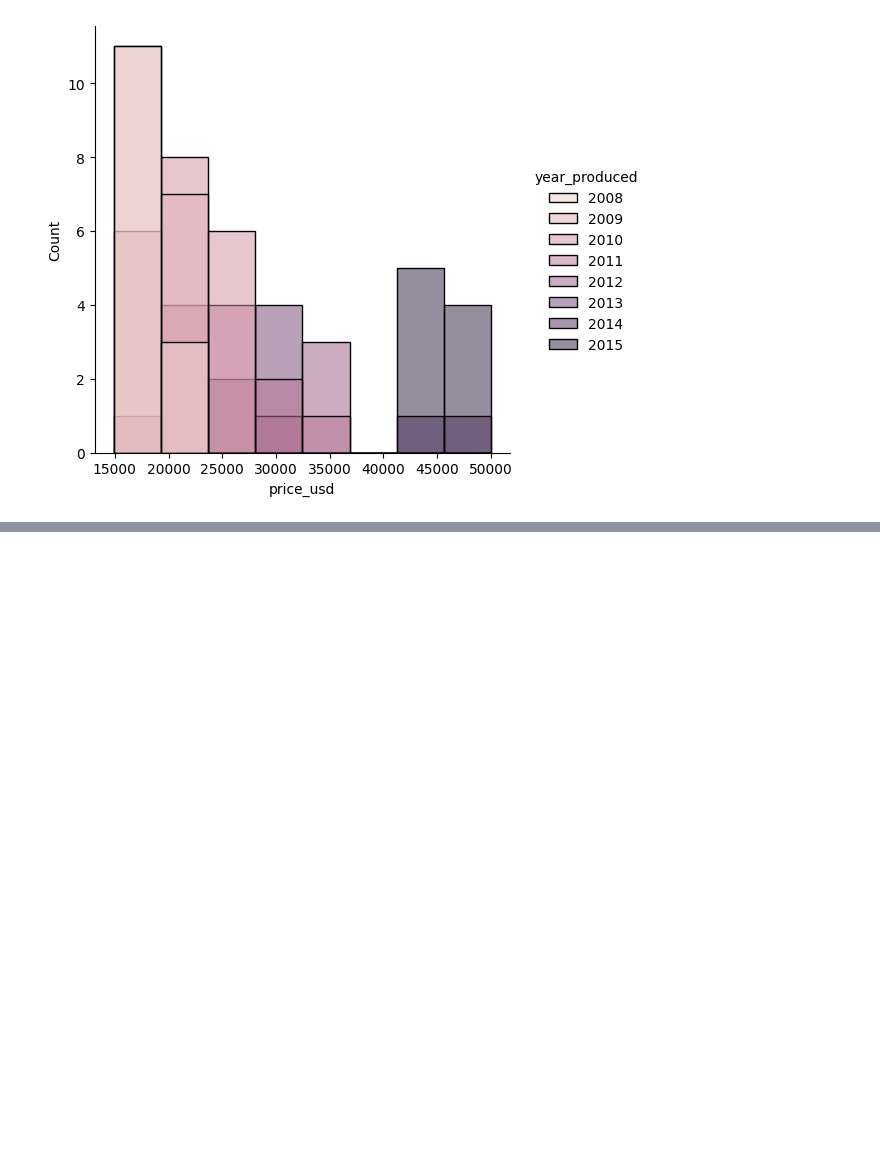
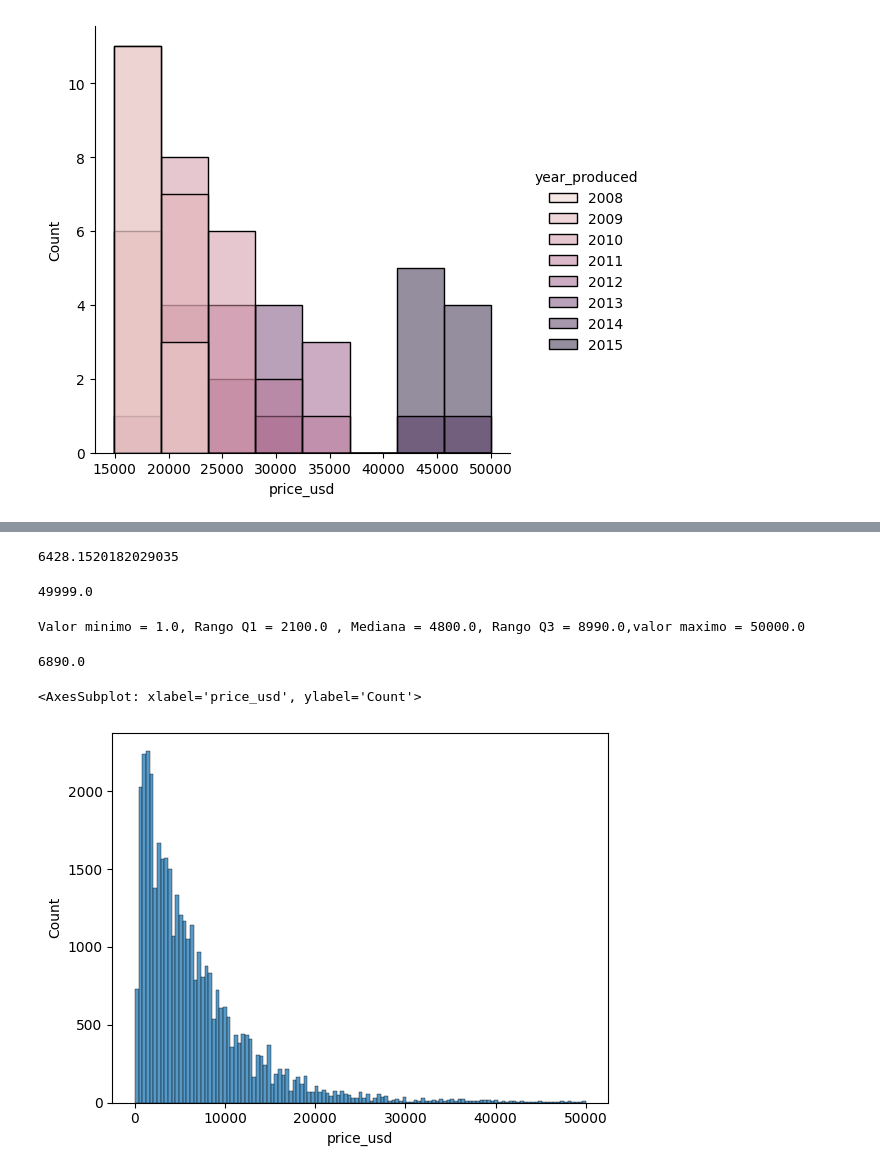
Before and after one commit to JuanDiegoZ/EstadisticaDescriptiva, a Jupyter notebook: EstadisticaDescriptivaIntroduccion.ipynb, the cells around one changed output, grey strips where cells are left out. Saved outputs shown, nothing was run; the diff lists cells and outputs as text; code cells hidden in the pictures; blank space fills up the shorter version.

Commit message:
Desviacion estandar y medidas de disperción

```diff
--- a/EstadisticaDescriptivaIntroduccion.ipynb
+++ b/EstadisticaDescriptivaIntroduccion.ipynb
@@ -203,0 +239,8 @@ sns.displot(BMW_df,x = 'price_usd', hue ='year_produced')
+# %%
+import pandas as pd
+import matplotlib.pyplot as plt
+import seaborn as sns
+
+df_cars = pd.read_csv('cars.csv')
+
+df_cars
@@ -203,0 +261,35 @@ sns.displot(BMW_df,x = 'price_usd', hue ='year_produced')
+# %%
+# Calculando la desviacion estandar
+df_cars['price_usd'].std()
+# %% [output]
+6428.1520182029035
+# %%
+#Calcular el rango.
+
+rango = df_cars['price_usd'].max() - df_cars['price_usd'].min()
+rango
+# %% [output]
+49999.0
+# %%
+# Quartiles.
+median = df_cars['price_usd'].median()
+Q1 = df_cars['price_usd'].quantile(q = 0.25)
+Q3 = df_cars['price_usd'].quantile(q = 0.75)
+min_val = df_cars['price_usd'].quantile(q = 0)
+max_val = df_cars['price_usd'].quantile(q = 1.0)
+
+print(f'Valor minimo = {min_val}, Rango Q1 = {Q1} , Mediana = {median}, Rango Q3 = {Q3},valor maximo = {max_val}')
+# %% [output]
+Valor minimo = 1.0, Rango Q1 = 2100.0 , Mediana = 4800.0, Rango Q3 = 8990.0,valor maximo = 50000.0
+# %%
+#Rango intercuartil.
+
+iqr = Q3 - Q1
+iqr
+# %% [output]
+6890.0
+# %%
+sns.histplot(df_cars, x = 'price_usd')
+# %% [output]
+<AxesSubplot: xlabel='price_usd', ylabel='Count'>
+[figure, added]
```
Also changed, not shown: parts of 11 cells of this notebook, 4 other files.
